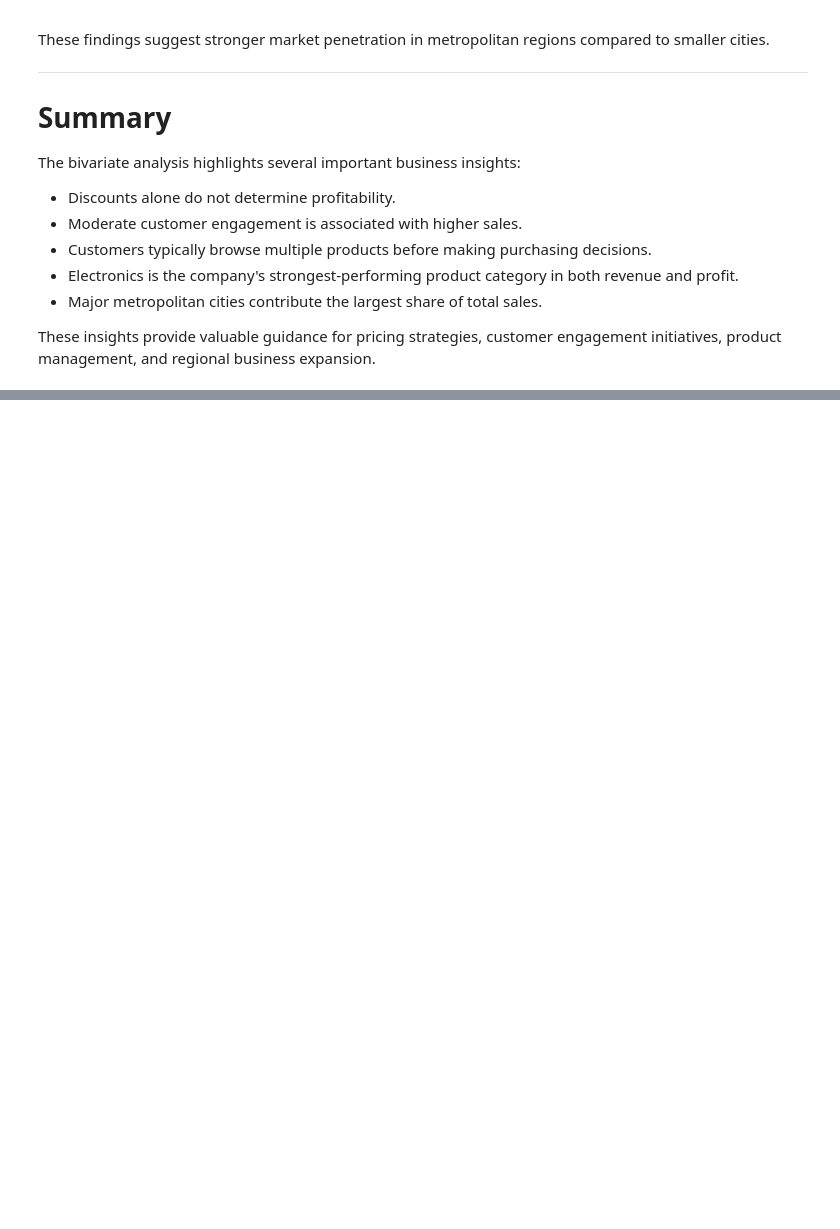
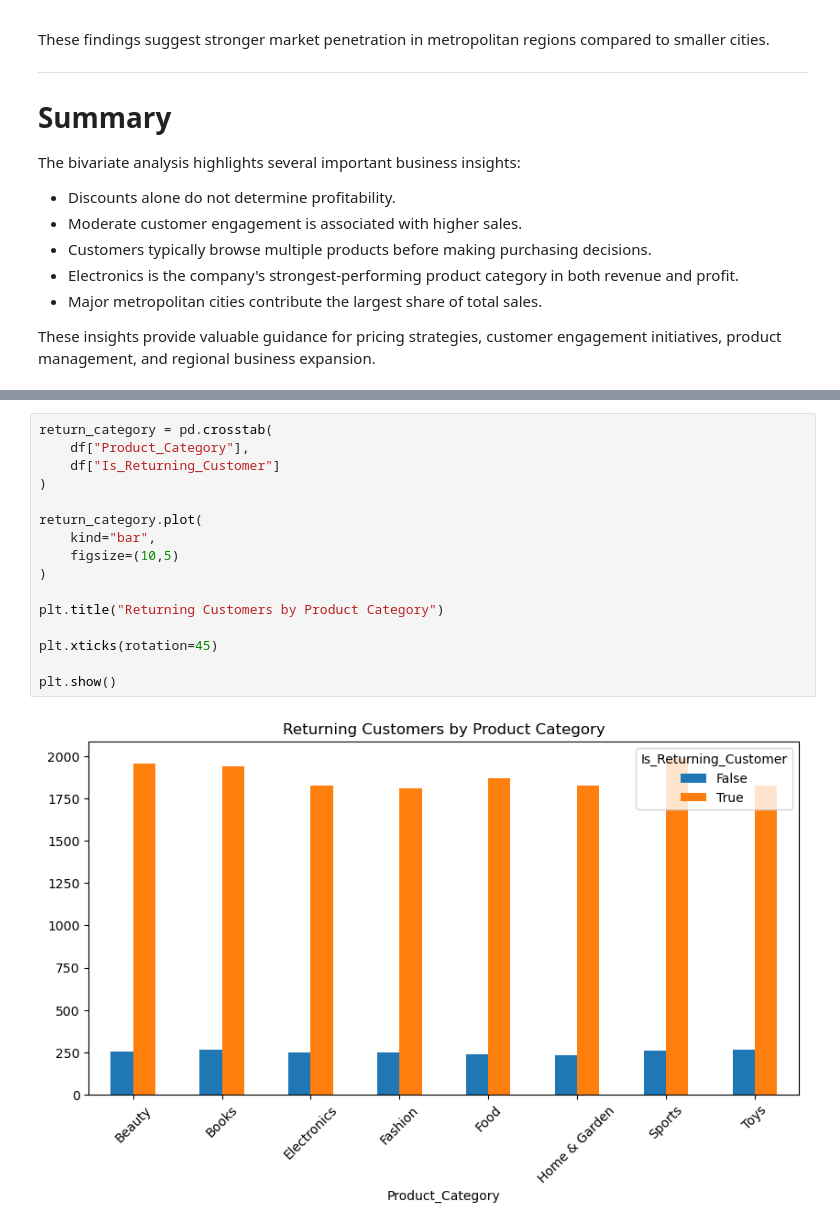
Before and after one commit to sohamnp06/Shoplytics-AI, a Jupyter notebook: notebooks/eda2.ipynb, the cells around one changed output, grey strips where cells are left out. Drawn from its saved outputs; the diff is of its cells as text; blank space fills up the shorter version.

```diff
--- a/notebooks/eda2.ipynb
+++ b/notebooks/eda2.ipynb
@@ -227,0 +261,18 @@ These insights provide valuable guidance for pricing strategies, customer engage
+# %%
+return_category = pd.crosstab(
+    df["Product_Category"],
+    df["Is_Returning_Customer"]
+)
+
+return_category.plot(
+    kind="bar",
+    figsize=(10,5)
+)
+
+plt.title("Returning Customers by Product Category")
+
+plt.xticks(rotation=45)
+
+plt.show()
+# %% [output]
+[figure, added]
```
Also changed, not shown: parts of 6 cells of this notebook, 2 other files.
